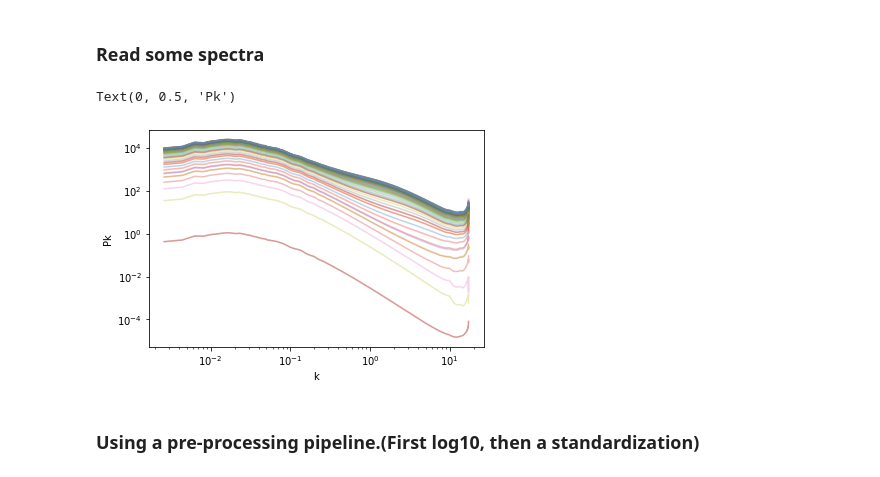
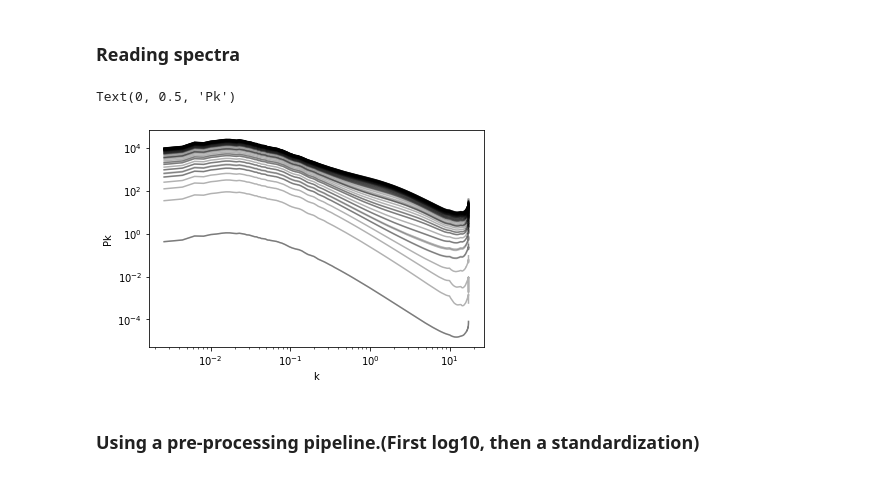
Before and after one commit to patricialarsen/emulator_utils, a Jupyter notebook: notebooks/demo_net.ipynb, the cells around one changed output. Cells and saved outputs as stored; diff of their text form; code cells hidden in the pictures.

```diff
--- a/notebooks/demo_net.ipynb
+++ b/notebooks/demo_net.ipynb
@@ -8,22 +8,22 @@ import matplotlib.pylab as plt
 import numpy as np
 from glob import glob
 # %% [markdown]
-### Read some spectra
+### Reading spectra
 # %%
 k, _, _, _ = readpowerspec('../test/data/powerspec_LJ/m000p.pk.499')
 fnames = glob('../test/data/powerspec_LJ/*')
 pk_all = np.array([readpowerspec(f)[1] for f in fnames])
 
 
 plt.figure(1)
-plt.plot(k, pk_all.T, alpha=0.3)
+plt.plot(k, pk_all.T, 'k', alpha=0.3)
 plt.xscale('log')
 plt.yscale('log')
 plt.xlabel('k')
 plt.ylabel('Pk')
 # %% [output]
 Text(0, 0.5, 'Pk')
-[figure, old version]
+[figure, new version]
 # %% [markdown]
 ### Using a pre-processing pipeline.(First log10, then a standardization)
 # %%
```
Also changed, not shown: parts of 16 cells of this notebook, 4 other files.
